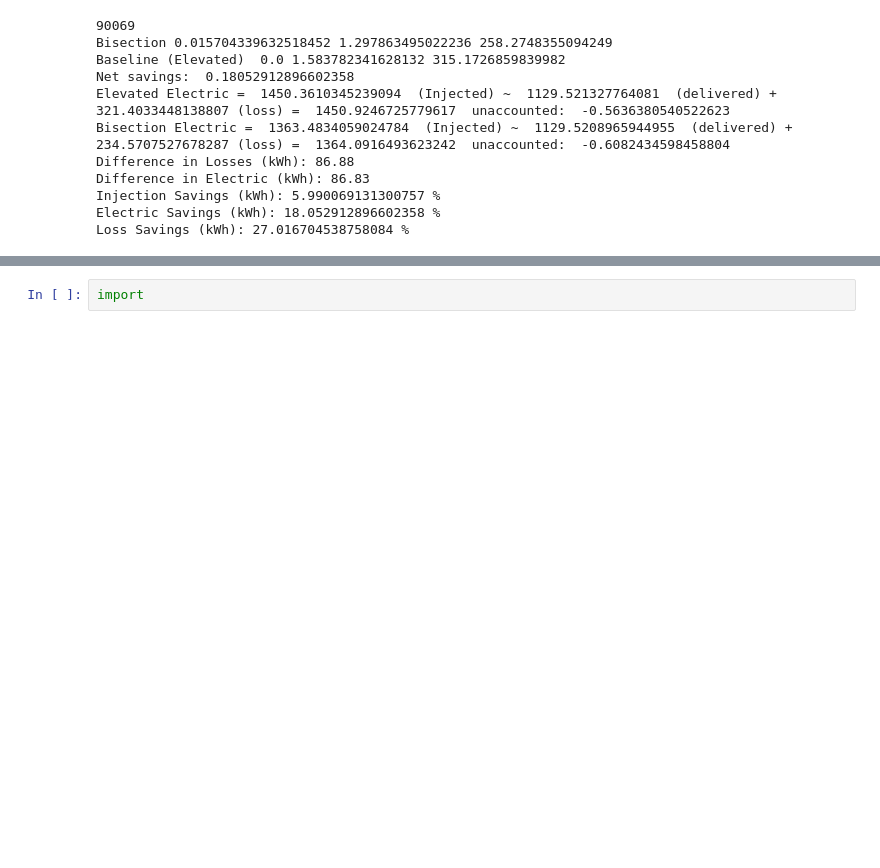
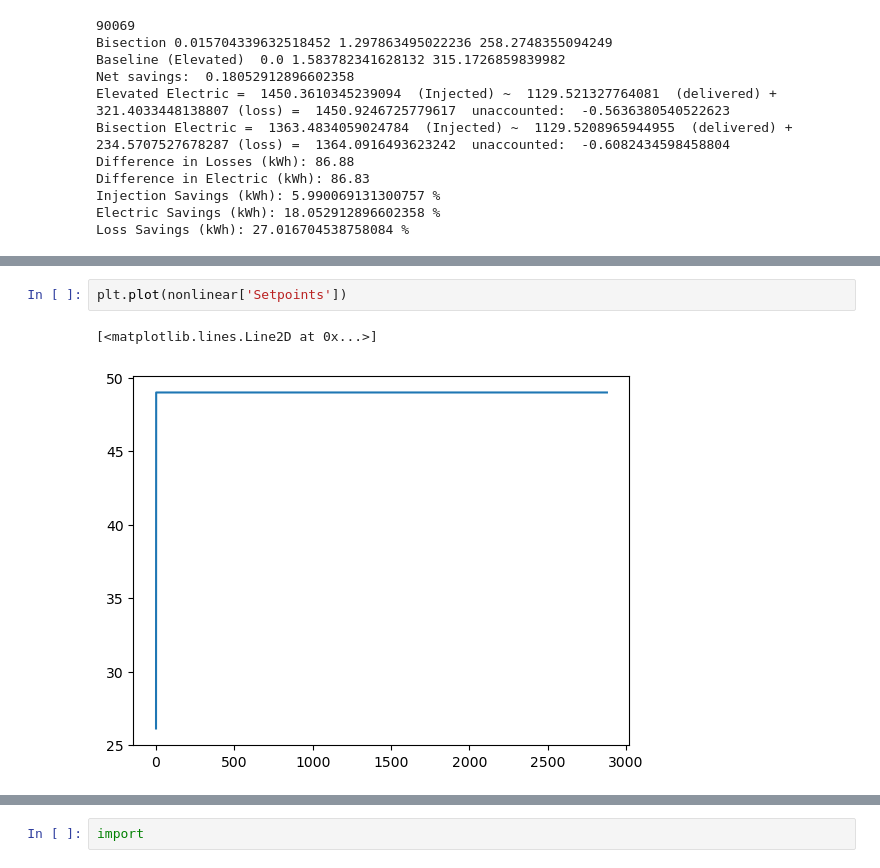
Before and after one commit to Jae-Domain/OCHRE, a Jupyter notebook: bin/nonlinear_solver/nonlinear_generate_graphics.ipynb, the cells around one changed output, grey strips where cells are left out. Cells and saved outputs as stored; diff of their text form; blank space fills up the shorter version.

```diff
--- a/bin/nonlinear_solver/nonlinear_generate_graphics.ipynb
+++ b/bin/nonlinear_solver/nonlinear_generate_graphics.ipynb
@@ -142,0 +299,5 @@ print(sum(data_60['Hot Water Unmet Demand (kWh)']))
+# %%
+plt.plot(nonlinear['Setpoints'])
+# %% [output]
+[<matplotlib.lines.Line2D at 0x...>]
+[figure, added]
```
Also changed, not shown: parts of 6 cells of this notebook, 6 other files.
